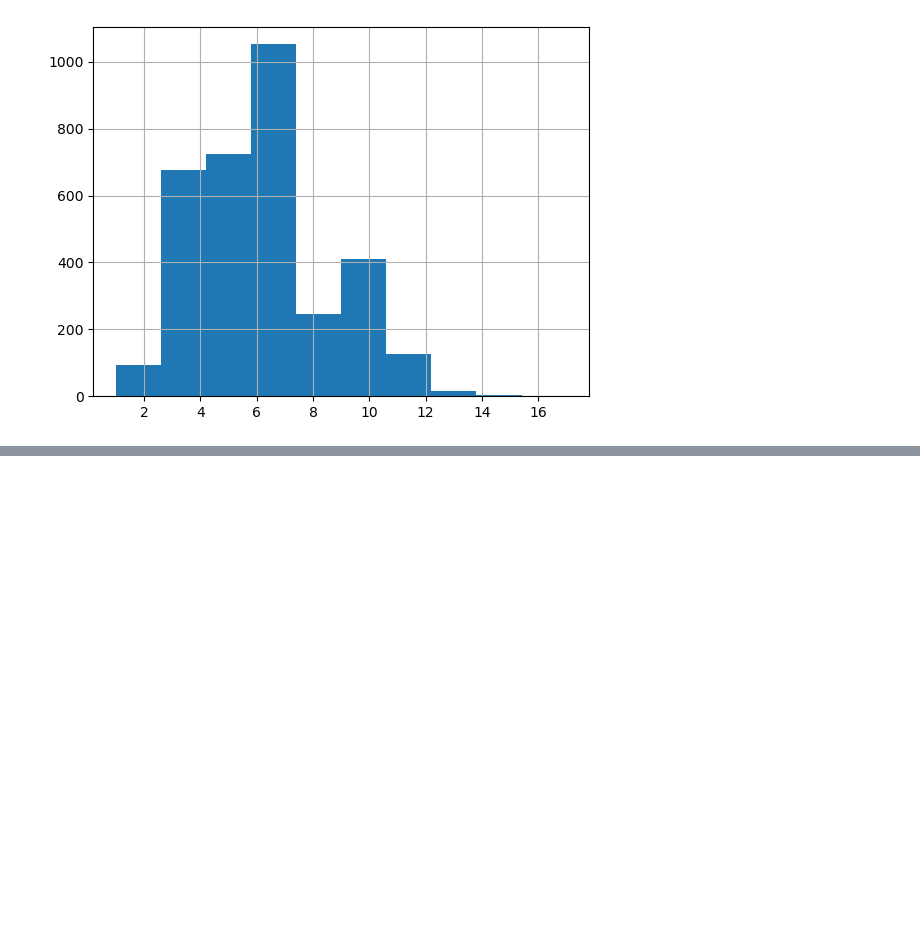
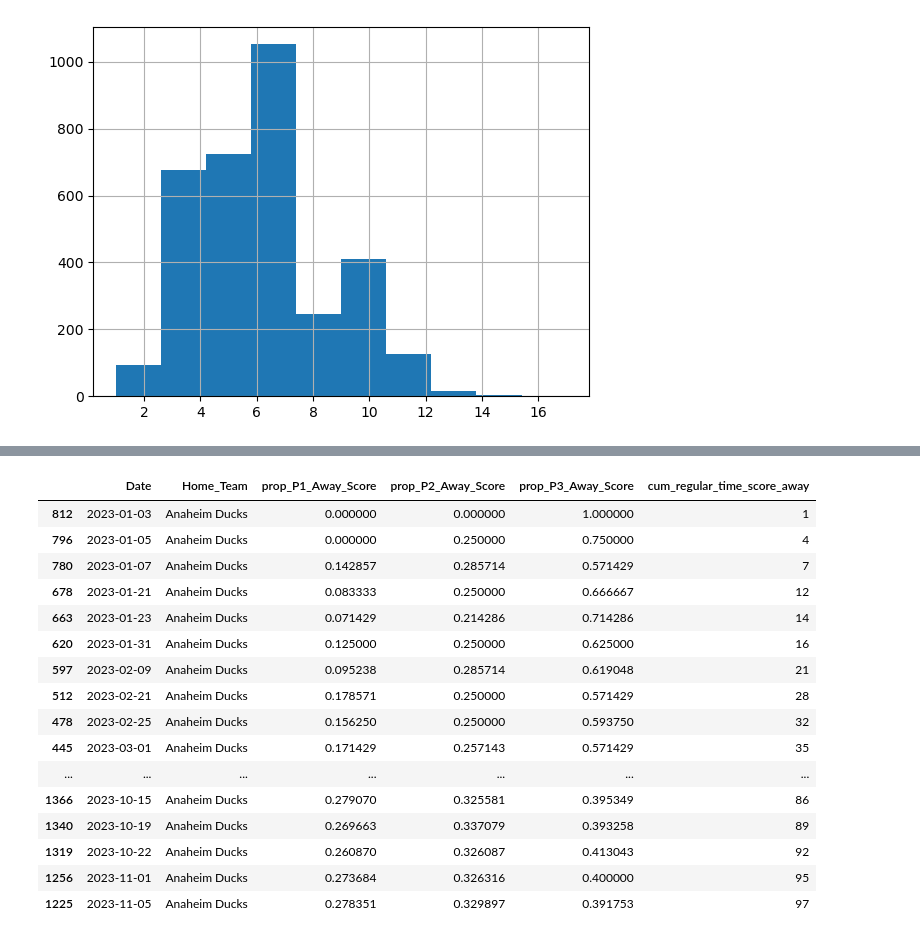
Before and after one commit to emmettd247/SportOnIce, a Jupyter notebook: feature_engineering.ipynb, the cells around one changed output, grey strips where cells are left out. Drawn from its saved outputs; the diff is of its cells as text; code cells hidden in the pictures; blank space fills up the shorter version.

```diff
--- a/feature_engineering.ipynb
+++ b/feature_engineering.ipynb
@@ -246,0 +282,16 @@ all_games.to_excel(r'data/master_games_data.xlsx', index=False)
+# %%
+# sort data by the perspective I want; start with home
+copy_all_games_home_sort = copy_all_games.sort_values(by=['Home_Team', 'Date', 'Game_ID'])
+copy_all_games_home_sort[['Date', 'Game_ID', 'Home_Team']].head(20)
+
+# define what columns you want cumulative sums for
+cum_cols = ["Reg_Home_Win", "Reg_Away_Win", "Reg_Tie", 'P1_Home_Score', 'P1_Away_Score',
+            'P2_Home_Score', 'P2_Away_Score', 'P3_Home_Score', 'P3_Away_Score',
+            'regular_time_score_home', 'regular_time_score_away']
+
+# compute cumsum to get count of home games
+copy_all_games_home_sort['cum_Home_Games'] = copy_all_games_home_sort.groupby('Home_Team').cumcount() + 1
+
+# compute cumsum for each group
+copy_all_games_home_sort[[f"cum_{col}" for col in cum_cols]] = copy_all_games_home_sort.groupby("Home_Team")[cum_cols].cumsum()
+copy_all_games_home_sort.head(10)
@@ -246,0 +311,14 @@ all_games.to_excel(r'data/master_games_data.xlsx', index=False)
+# %%
+# isolate cumcols
+sel_cum_cols = [x for x in copy_all_games_home_sort.columns if x.startswith('cum_')]
+
+# add date, gid, and home team to list
+peek_cols = ['Date', 'Game_ID', 'Home_Team'] + sel_cum_cols
+
+# calc prop home reg win
+copy_all_games_home_sort['prop_Reg_Home_Win'] = copy_all_games_home_sort['cum_Reg_Home_Win'] / copy_all_games_home_sort['cum_Home_Games']
+copy_all_games_home_sort['prop_Reg_Away_Win'] = copy_all_games_home_sort['cum_Reg_Away_Win'] / copy_all_games_home_sort['cum_Home_Games']
+copy_all_games_home_sort['prop_Reg_Tie'] = copy_all_games_home_sort['cum_Reg_Tie'] / copy_all_games_home_sort['cum_Home_Games']
+
+# inspect df
+copy_all_games_home_sort[['Date', 'Home_Team', 'cum_Home_Games', 'prop_Reg_Home_Win', 'prop_Reg_Away_Win', 'prop_Reg_Tie']].head(10)
@@ -246,0 +337,30 @@ all_games.to_excel(r'data/master_games_data.xlsx', index=False)
+# %%
+# calc props for what % of goals scored in each period
+copy_all_games_home_sort['prop_P1_Home_Score'] = copy_all_games_home_sort['cum_P1_Home_Score'] / copy_all_games_home_sort['cum_regular_time_score_home']
+copy_all_games_home_sort['prop_P2_Home_Score'] = copy_all_games_home_sort['cum_P2_Home_Score'] / copy_all_games_home_sort['cum_regular_time_score_home']
+copy_all_games_home_sort['prop_P3_Home_Score'] = copy_all_games_home_sort['cum_P3_Home_Score'] / copy_all_games_home_sort['cum_regular_time_score_home']
+
+copy_all_games_home_sort['prop_P1_Away_Score'] = copy_all_games_home_sort['cum_P1_Away_Score'] / copy_all_games_home_sort['cum_regular_time_score_away']
+copy_all_games_home_sort['prop_P2_Away_Score'] = copy_all_games_home_sort['cum_P2_Away_Score'] / copy_all_games_home_sort['cum_regular_time_score_away']
+copy_all_games_home_sort['prop_P3_Away_Score'] = copy_all_games_home_sort['cum_P3_Away_Score'] / copy_all_games_home_sort['cum_regular_time_score_away']
+
+# copy_all_games_home_sort[['Date', 'Home_Team', 'prop_P1_Home_Score', 'prop_P2_Home_Score', 'prop_P3_Home_Score', 'cum_regular_time_score_home']].head(30)
+copy_all_games_home_sort[['Date', 'Home_Team', 'prop_P1_Away_Score', 'prop_P2_Away_Score', 'prop_P3_Away_Score', 'cum_regular_time_score_away']].head(30)
+# %% [output]
+|  | Date | Home_Team | prop_P1_Away_Score | prop_P2_Away_Score | prop_P3_Away_Score | cum_regular_time_score_away |
+| 812 | 2023-01-03 | Anaheim Ducks | 0.000000 | 0.000000 | 1.000000 | 1 |
+| 796 | 2023-01-05 | Anaheim Ducks | 0.000000 | 0.250000 | 0.750000 | 4 |
+| 780 | 2023-01-07 | Anaheim Ducks | 0.142857 | 0.285714 | 0.571429 | 7 |
+| 678 | 2023-01-21 | Anaheim Ducks | 0.083333 | 0.250000 | 0.666667 | 12 |
+| 663 | 2023-01-23 | Anaheim Ducks | 0.071429 | 0.214286 | 0.714286 | 14 |
+| 620 | 2023-01-31 | Anaheim Ducks | 0.125000 | 0.250000 | 0.625000 | 16 |
+| 597 | 2023-02-09 | Anaheim Ducks | 0.095238 | 0.285714 | 0.619048 | 21 |
+| 512 | 2023-02-21 | Anaheim Ducks | 0.178571 | 0.250000 | 0.571429 | 28 |
+| 478 | 2023-02-25 | Anaheim Ducks | 0.156250 | 0.250000 | 0.593750 | 32 |
+| 445 | 2023-03-01 | Anaheim Ducks | 0.171429 | 0.257143 | 0.571429 | 35 |
+| ... | ... | ... | ... | ... | ... | ... |
+| 1366 | 2023-10-15 | Anaheim Ducks | 0.279070 | 0.325581 | 0.395349 | 86 |
+| 1340 | 2023-10-19 | Anaheim Ducks | 0.269663 | 0.337079 | 0.393258 | 89 |
+| 1319 | 2023-10-22 | Anaheim Ducks | 0.260870 | 0.326087 | 0.413043 | 92 |
+| 1256 | 2023-11-01 | Anaheim Ducks | 0.273684 | 0.326316 | 0.400000 | 95 |
+| 1225 | 2023-11-05 | Anaheim Ducks | 0.278351 | 0.329897 | 0.391753 | 97 |
```
Also changed, not shown: parts of 7 cells of this notebook, 4 other files.
